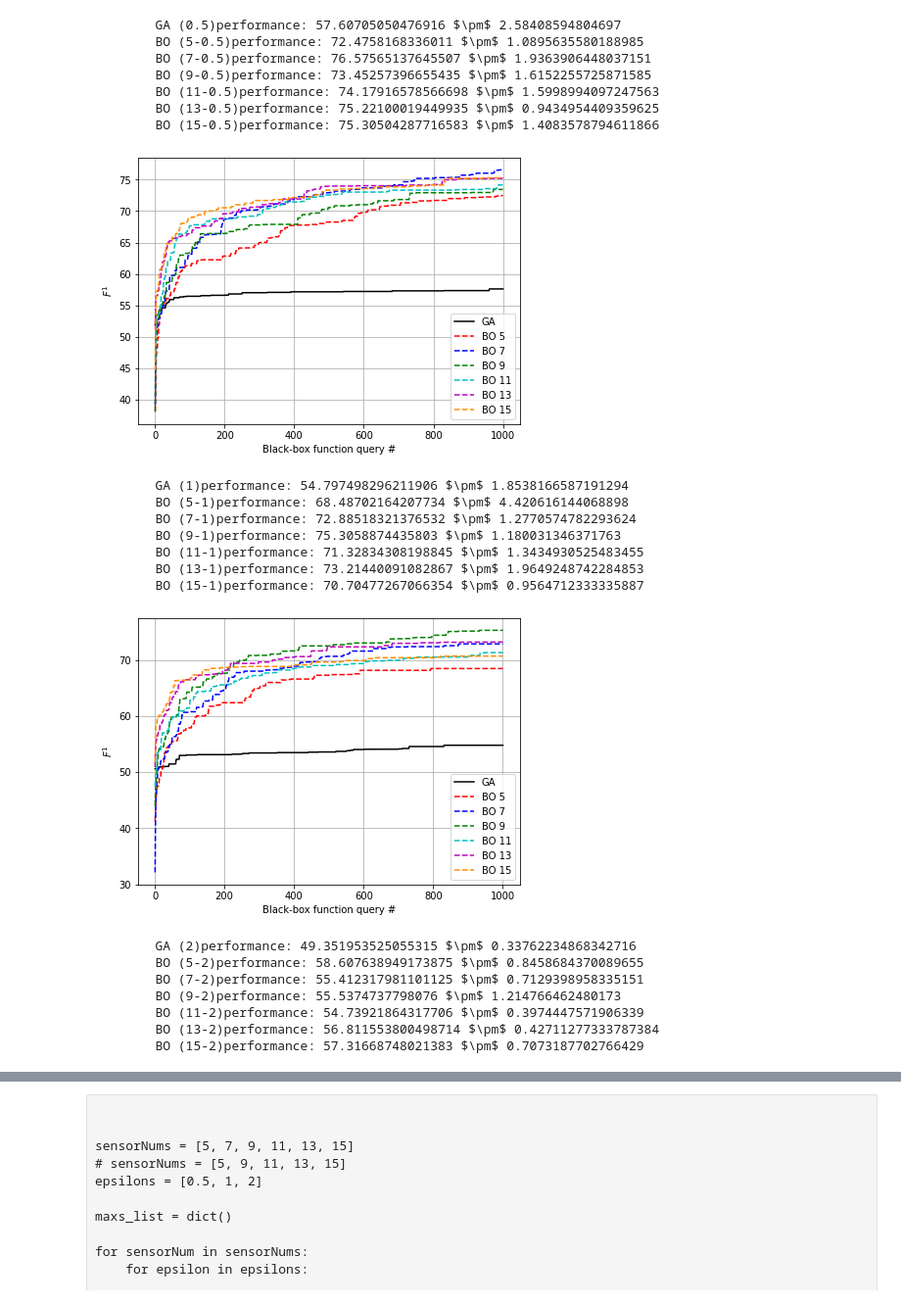
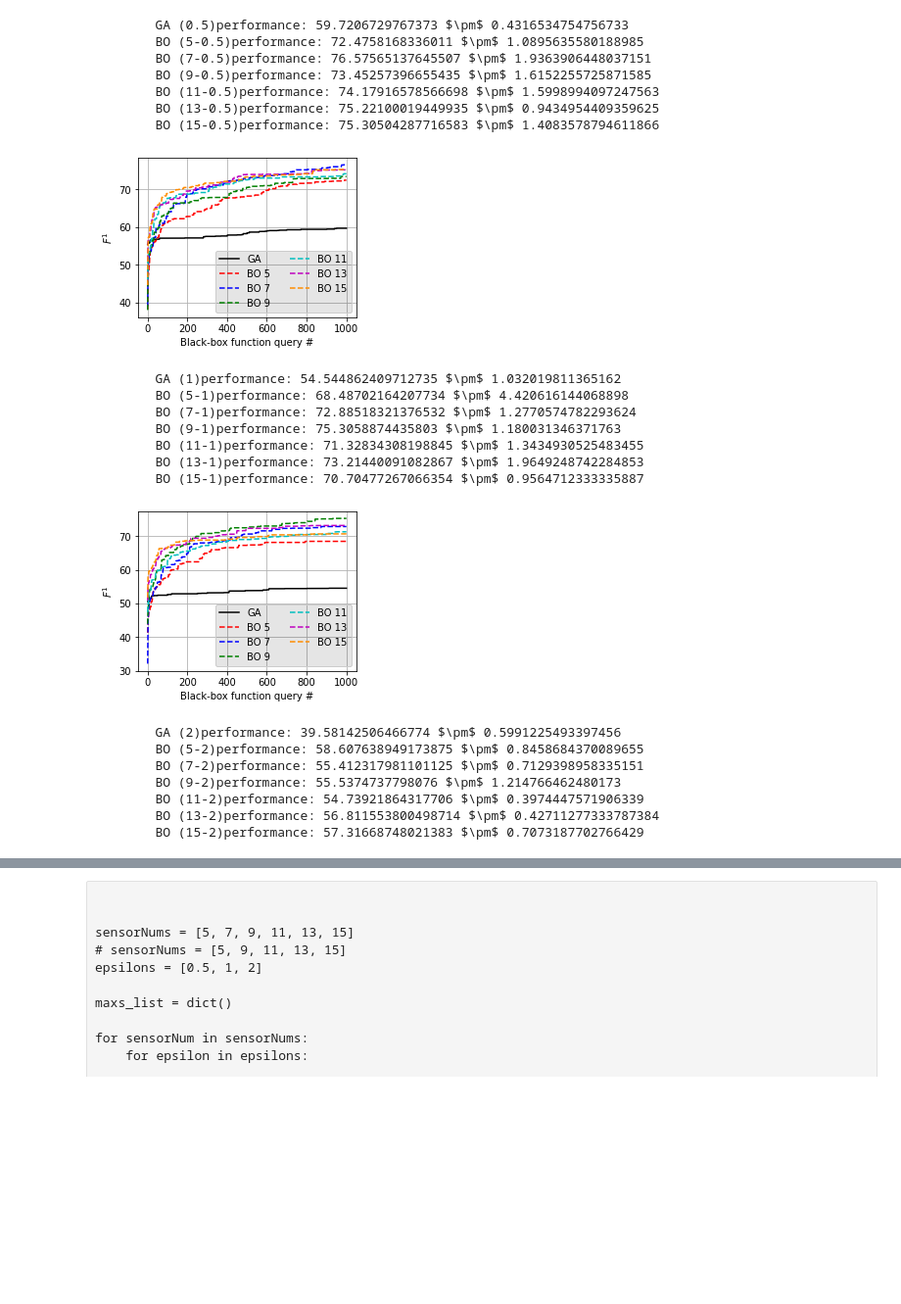
Before and after one commit to shadangolestan/Smart-Home-Sensor-Placement-Optimization, a Jupyter notebook: SensorDeploymentOptimization/Results Insights.ipynb, the cells around one changed output, grey strips where cells are left out. Shown at 98% size. Drawn from its saved outputs; the diff is of its cells as text; code cells hidden in the pictures; blank space fills up the shorter version.

```diff
--- a/SensorDeploymentOptimization/Results Insights.ipynb
+++ b/SensorDeploymentOptimization/Results Insights.ipynb
@@ -72,0 +108,7 @@ def GA_Plotter(directory_name, linestyle, color):
+# %%
+for e in [0.5, 1, 2]:
+
+    dn1 = 'GA (' + str(e) + ')'
+
+    GA_Plotter_single(dn1, linestyle = '-', color = 'k', plotDataPoints = False)
+    plt.show()
@@ -131,53 +207,60 @@ styles = [['', '--'],
 
 colors = ['r', 'b', 'g', 'c', 'm', 'darkorange']
 
+for e in epsilons:
+    index = 0
 
-for e in epsilons:
     BOnames = ['GA']
-
-    fig, ax = plt.subplots(figsize=(7, 5))
+    fig, ax = plt.subplots(figsize=(4, 3))
 
     dn1 = 'GA (' + str(e) + ')'
-    GA_Plotter(dn1, linestyle = '-', color = 'k')
+    GA_Plotter(dn1,
+               linestyle = '-',
+               color = 'k',
+               plotDataPoints = True)
 
     for index, sn in enumerate(sensorNums):
         dn2 = 'BO (' + str(sn) + '-' + str(e) + ')'
         try:
             BO_Plotter(dn2,
                        holdplot = True,
+                       plotDataPoints = True,
                        name = dn2,
                        e = e,
                        linestyle = styles[0][1],
                        marker = styles[0][0],
                        color = colors[index])
 
             BOnames.append('BO ' + str(sn))
 
         except:
             print('----- No data exist in directory: ' + dn2)
 
-    # plt.legend([line1, line2, line3], ['label1', 'label2', 'label3'])
-    plt.legend(BOnames)
-    # plt.grid()
+        # plt.legend([line1, line2, line3], ['label1', 'label2', 'label3'])
+        legend = plt.legend(BOnames, ncol=2)
+        legend.get_frame().set_alpha(None)
+        legend.get_frame().set_facecolor((0, 0, 0, 0.1))
+        # plt.grid()
+
     plt.show()
 # %% [output]
-        GA (0.5)performance: 57.60705050476916 $\pm$ 2.58408594804697
+        GA (0.5)performance: 59.7206729767373 $\pm$ 0.4316534754756733
         BO (5-0.5)performance: 72.4758168336011 $\pm$ 1.0895635580188985
         BO (7-0.5)performance: 76.57565137645507 $\pm$ 1.9363906448037151
         BO (9-0.5)performance: 73.45257396655435 $\pm$ 1.6152255725871585
         BO (11-0.5)performance: 74.17916578566698 $\pm$ 1.5998994097247563
         BO (13-0.5)performance: 75.22100019449935 $\pm$ 0.9434954409359625
         BO (15-0.5)performance: 75.30504287716583 $\pm$ 1.4083578794611866
-[figure, old version]
+[figure, new version]
-        GA (1)performance: 54.797498296211906 $\pm$ 1.8538166587191294
+        GA (1)performance: 54.544862409712735 $\pm$ 1.032019811365162
         BO (5-1)performance: 68.48702164207734 $\pm$ 4.420616144068898
         BO (7-1)performance: 72.88518321376532 $\pm$ 1.2770574782293624
         BO (9-1)performance: 75.3058874435803 $\pm$ 1.180031346371763
         BO (11-1)performance: 71.32834308198845 $\pm$ 1.3434930525483455
         BO (13-1)performance: 73.21440091082867 $\pm$ 1.9649248742284853
         BO (15-1)performance: 70.70477267066354 $\pm$ 0.9564712333335887
-[figure, old version]
+[figure, new version]
-        GA (2)performance: 49.351953525055315 $\pm$ 0.33762234868342716
+        GA (2)performance: 39.58142506466774 $\pm$ 0.5991225493397456
         BO (5-2)performance: 58.607638949173875 $\pm$ 0.8458684370089655
         BO (7-2)performance: 55.412317981101125 $\pm$ 0.7129398958335151
         BO (9-2)performance: 55.5374737798076 $\pm$ 1.214766462480173
```
Also changed, not shown: parts of 9 cells of this notebook, 43 other files.
